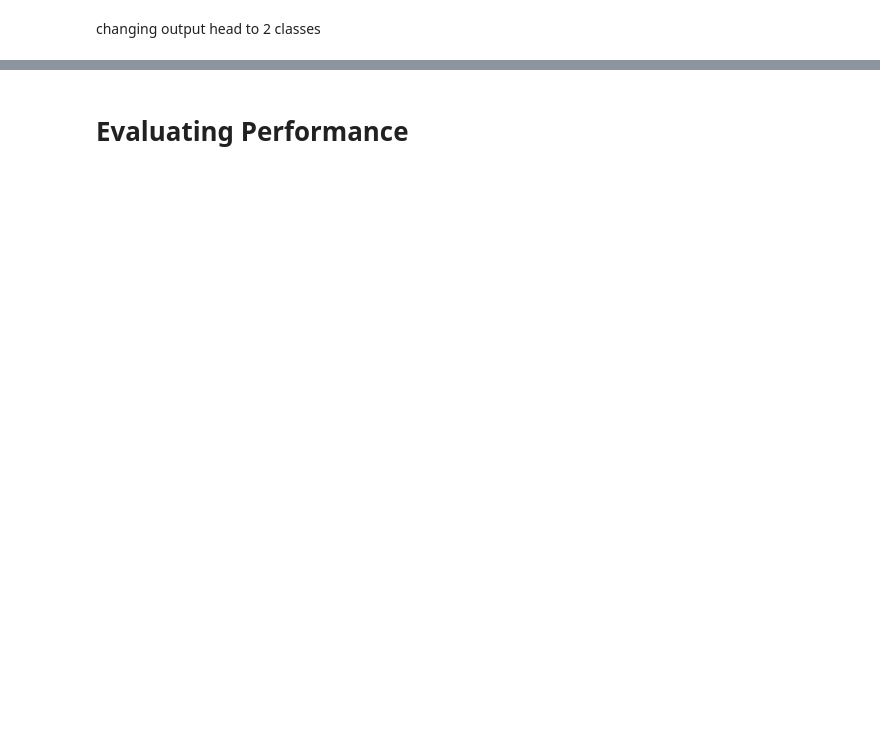
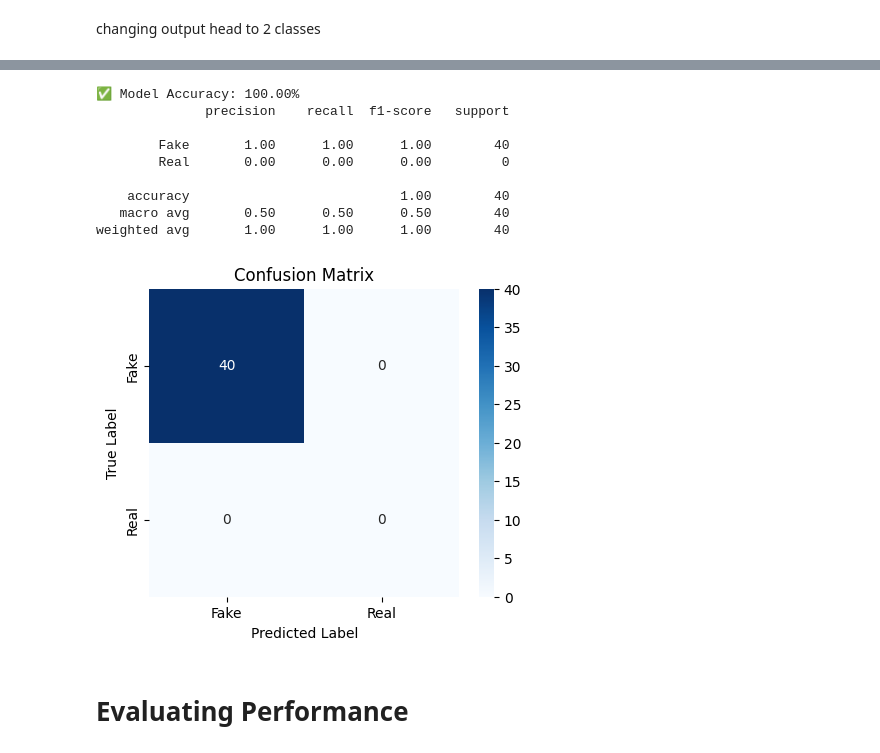
Before and after one commit to JoaoNunes20/Computational-Deep-Learning, a Jupyter notebook: classification.ipynb, the cells around one changed output, grey strips where cells are left out. Drawn from its saved outputs; the diff is of its cells as text; code cells hidden in the pictures; blank space fills up the shorter version.

```diff
--- a/classification.ipynb
+++ b/classification.ipynb
@@ -319,4 +381,8 @@ import torch.nn.functional as F
 
 # Define loss function & optimizer
 criterion = nn.CrossEntropyLoss()  # Works for binary classification with logits
-optimizer = optim.AdamW(model.parameters(), lr=1e-4, weight_decay=1e-5)
+optimizer = optim.AdamW(model.parameters(), lr=1e-5, weight_decay=1e-5)
+# %%
+
+train_loader = DataLoader(train_dataset, batch_size=15, shuffle=True)
+test_loader = DataLoader(test_dataset, batch_size=15, shuffle=False)
@@ -322,0 +409,6 @@ optimizer = optim.AdamW(model.parameters(), lr=1e-4, weight_decay=1e-5)
+# %%
+num_epochs = 5
+
+for epoch in range(num_epochs):
+    print(f"\n🚀 Epoch {epoch+1}/{num_epochs}")
+    train_step(model, train_loader)
@@ -323,2 +472,49 @@ optimizer = optim.AdamW(model.parameters(), lr=1e-4, weight_decay=1e-5)
+# %%
+import matplotlib.pyplot as plt
+import seaborn as sns
+from sklearn.metrics import confusion_matrix
+
+def evaluate_model_with_confusion_matrix(model, dataloader):
+    model.eval()
+    all_preds, all_labels = [], []
+
+    with torch.no_grad():
+        for images, labels in dataloader:
+            images, labels = images.to(mps_device), labels.to(mps_device)
+            outputs = model(images)
+            preds = torch.argmax(outputs, dim=1).cpu().numpy()
+            all_preds.extend(preds)
+            all_labels.extend(labels.cpu().numpy())
+
+    # Compute confusion matrix
+    cm = confusion_matrix(all_labels, all_preds, labels=[0, 1])
+    accuracy = accuracy_score(all_labels, all_preds)
+    report = classification_report(all_labels, all_preds, target_names=["Fake", "Real"], labels=[0, 1])
+
+    # Print accuracy and classification report
+    print(f"✅ Model Accuracy: {accuracy:.2%}")
+    print(report)
+
+    # Plot confusion matrix
+    plt.figure(figsize=(5, 4))
+    sns.heatmap(cm, annot=True, fmt="d", cmap="Blues", xticklabels=["Fake", "Real"], yticklabels=["Fake", "Real"])
+    plt.xlabel("Predicted Label")
+    plt.ylabel("True Label")
+    plt.title("Confusion Matrix")
+    plt.show()
+
+# Run evaluation with confusion matrix
+evaluate_model_with_confusion_matrix(model, test_loader)
+# %% [output]
+✅ Model Accuracy: 100.00%
+              precision    recall  f1-score   support
+
+        Fake       1.00      1.00      1.00        40
+        Real       0.00      0.00      0.00         0
+
+    accuracy                           1.00        40
+   macro avg       0.50      0.50      0.50        40
+weighted avg       1.00      1.00      1.00        40
+[figure, added]
 # %% [markdown]
  # Evaluating Performance
```
Also changed, not shown: parts of 23 cells of this notebook.
